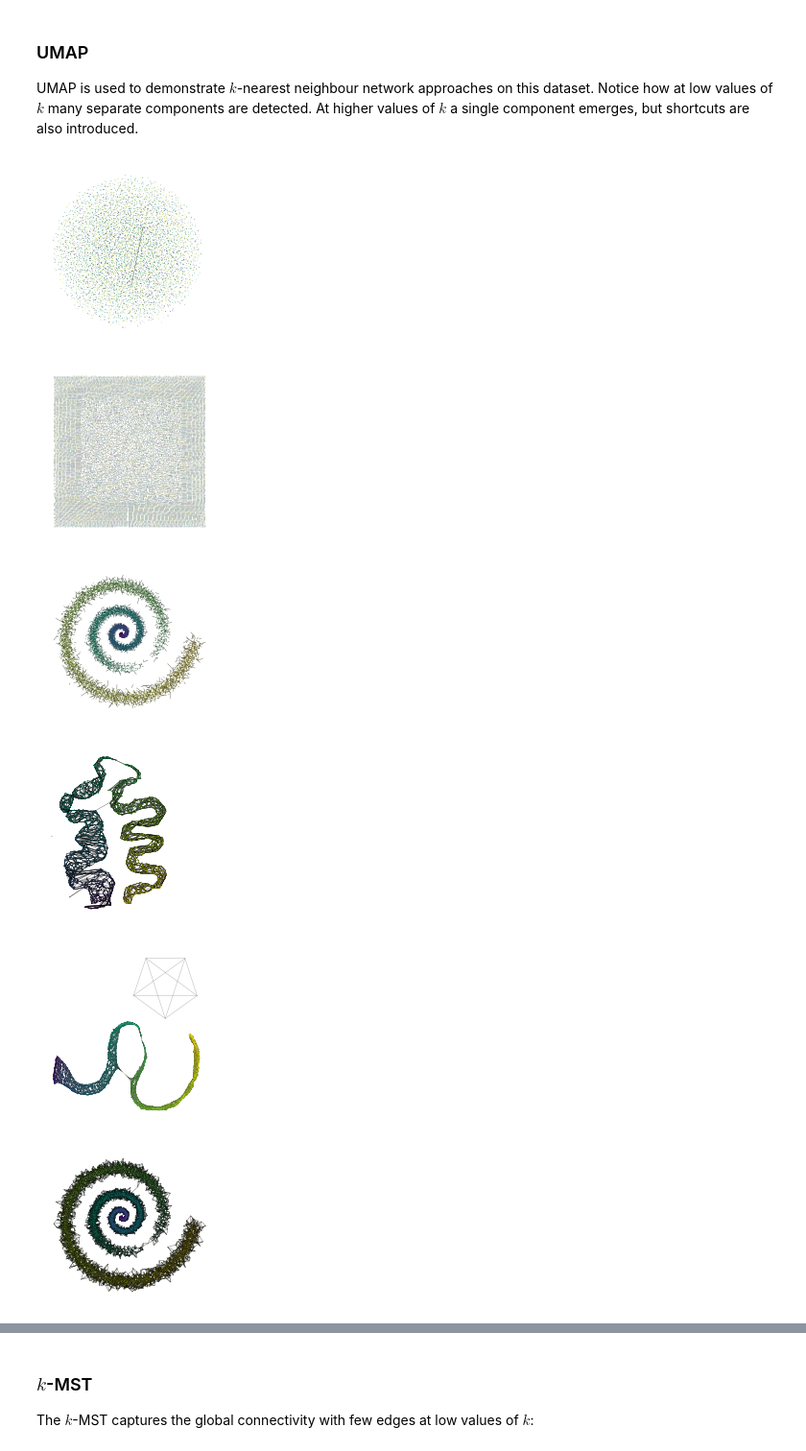
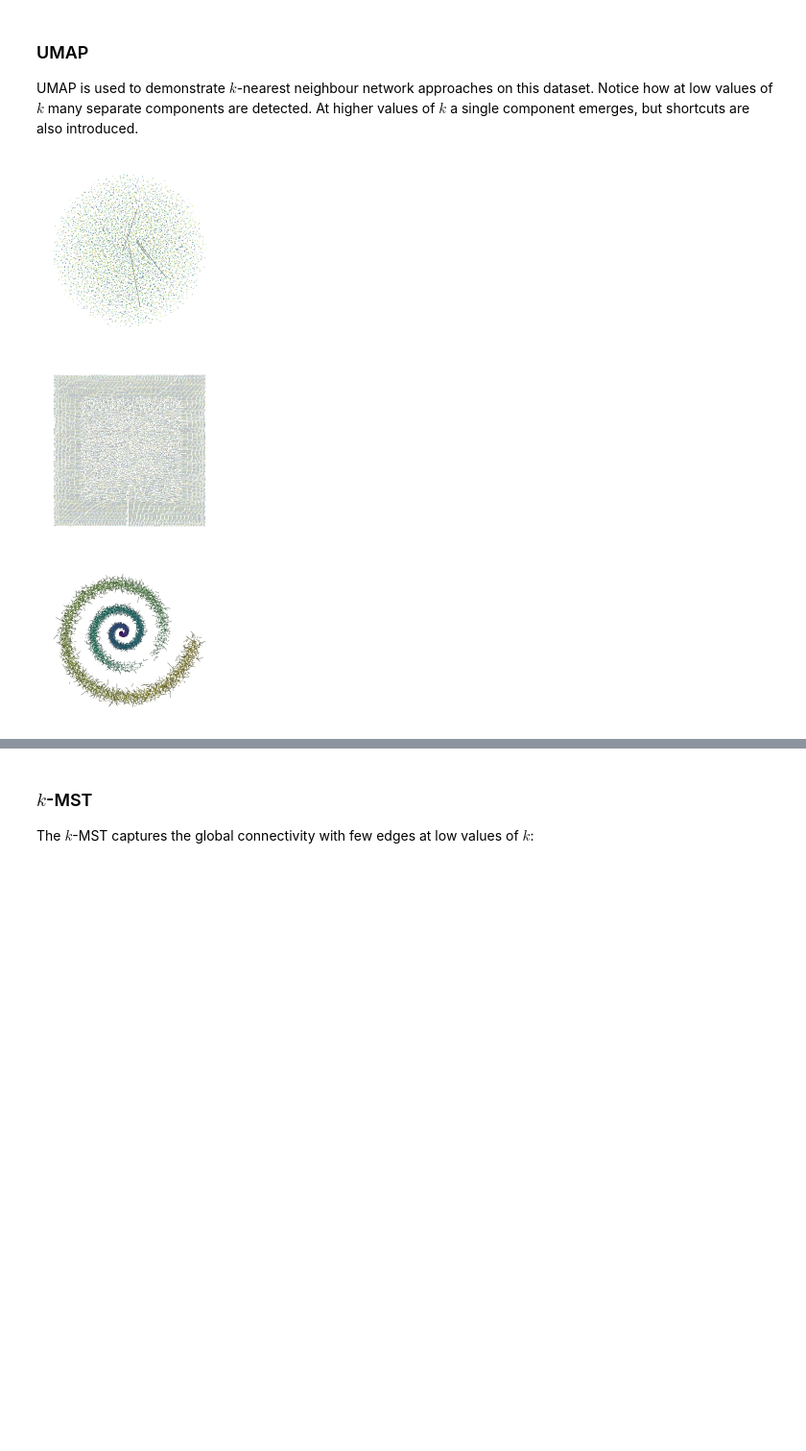
Before and after one commit to vda-lab/multi_mst, a Jupyter notebook: notebooks/Demo spiral.ipynb, the cells around one changed output, grey strips where cells are left out. Shown: that part at 96% size. Saved outputs shown, nothing was run; the diff lists cells and outputs as text; code cells hidden in the pictures; blank space fills up the shorter version.

```diff
--- a/notebooks/Demo spiral.ipynb
+++ b/notebooks/Demo spiral.ipynb
@@ -92,7 +108,7 @@ plt.show()
 
 UMAP is used to demonstrate $k$-nearest neighbour network approaches on this dataset. Notice how at low values of $k$ many separate components are detected. At higher values of $k$ a single component emerges, but shortcuts are also introduced.
 # %%
-for k in [2, 5]:
+def run_umap(k):
     p = UMAP(
         n_neighbors=k,
         init='random' if k == 2 else 'spectral',
@@ -100,10 +116,9 @@ for k in [2, 5]:
     draw_umap(p, color=LZ[:, 0], name='spiral_gap', alg=f'umap_{k}')
     draw_force(p, color=LZ[:, 0], name='spiral_gap', alg=f'umap_{k}')
     draw_graph(p, D[:, 0], D[:, 1], color=LZ[:, 0], name='spiral_gap', alg=f'umap_{k}')
-# %% [output]
-[figure, removed]
-[figure, removed]
-[figure, removed]
-[figure, removed]
-[figure, removed]
-[figure, removed]
+# %%
+run_umap(2)
+# %% [output]
+[figure, added]
+[figure, added]
+[figure, added]
```
Also changed, not shown: parts of 18 cells of this notebook, 44 other files.
